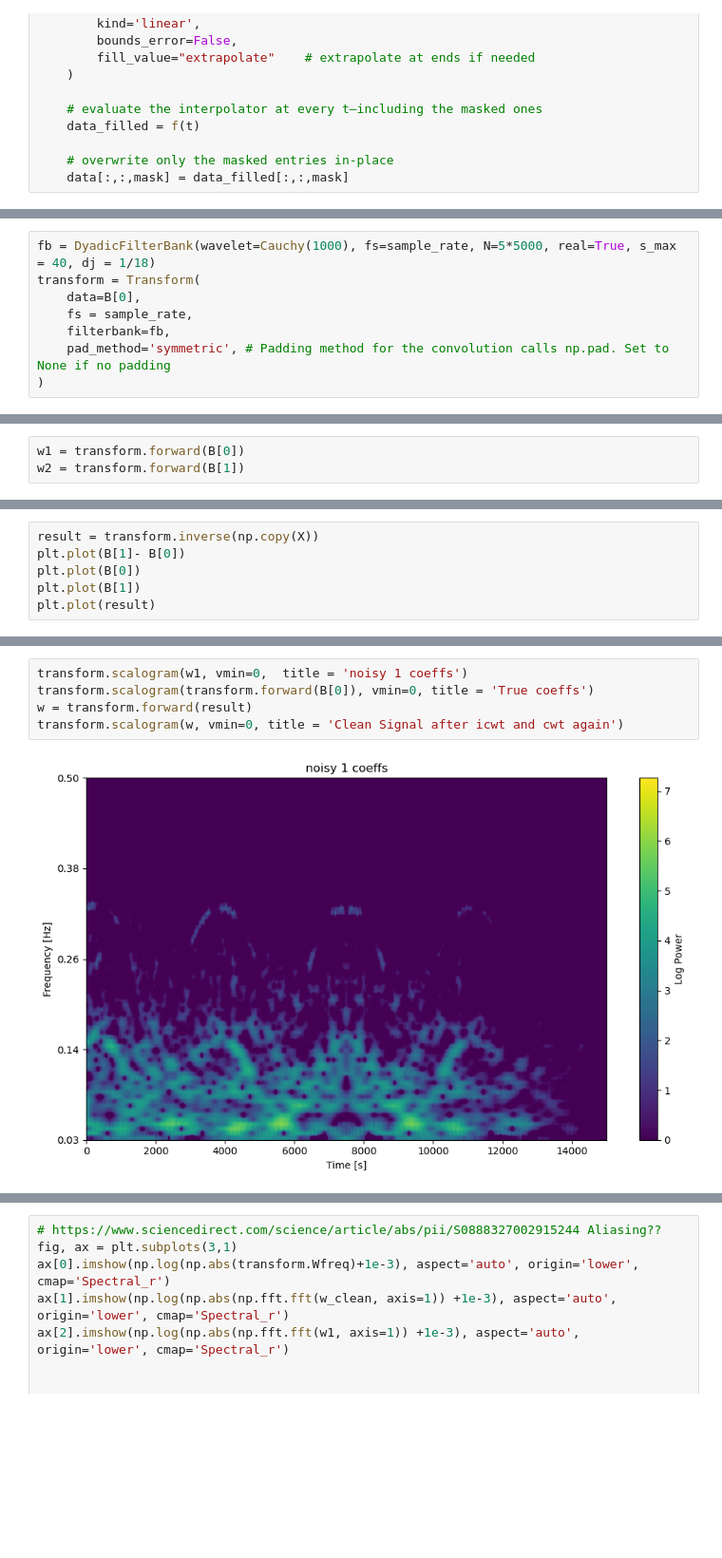
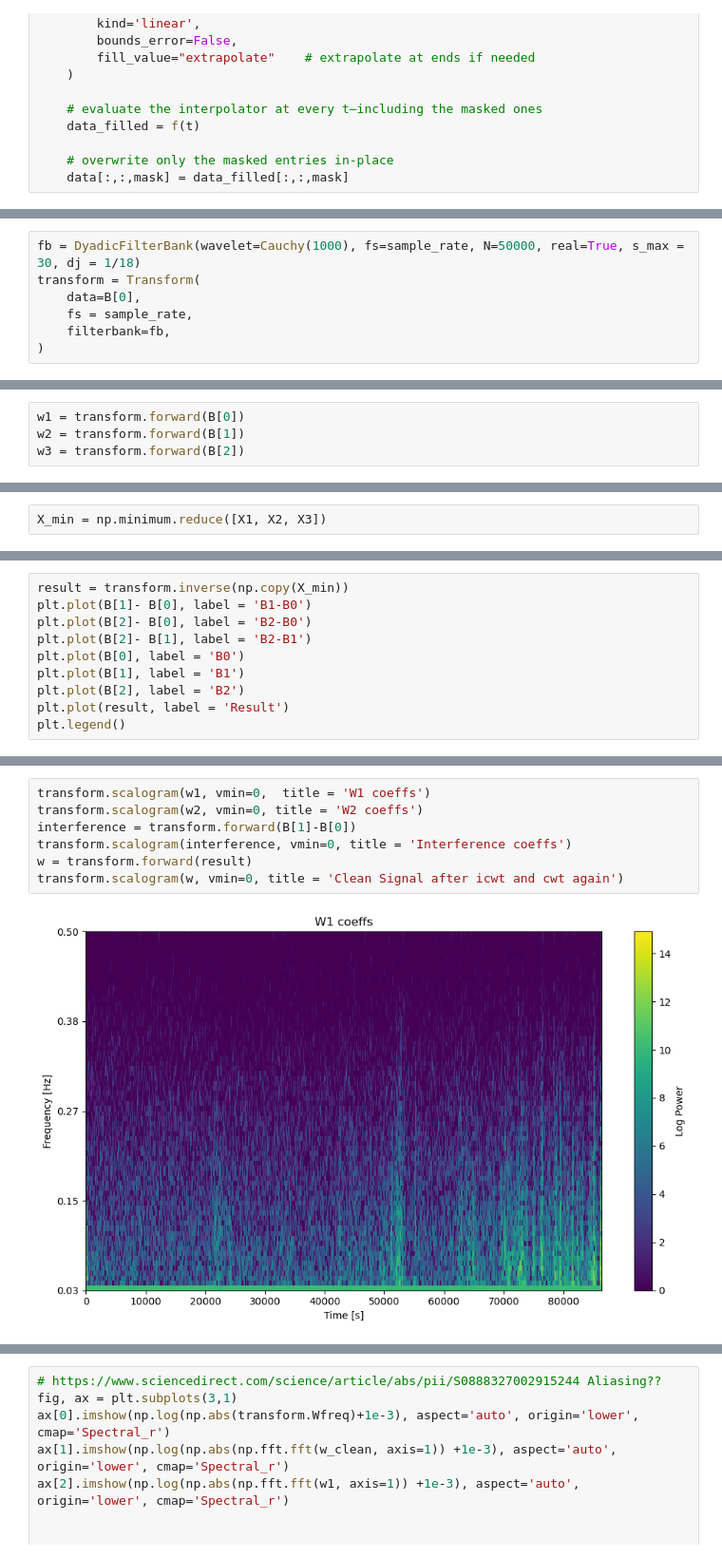
Before and after one commit to aphoffmann/InvertibleWavelets, a Jupyter notebook: KPLO_TEST.ipynb, the cells around one changed output, grey strips where cells are left out. Shown at 95% size. Cells and saved outputs as stored; diff of their text form; blank space fills up the shorter version.

```diff
--- a/KPLO_TEST.ipynb
+++ b/KPLO_TEST.ipynb
@@ -46,8 +49,7 @@ sample_rate = 1
 # %%
-fb = DyadicFilterBank(wavelet=Cauchy(1000), fs=sample_rate, N=5*5000, real=True, s_max = 40, dj = 1/18)
+fb = DyadicFilterBank(wavelet=Cauchy(1000), fs=sample_rate, N=50000, real=True, s_max = 30, dj = 1/18)
 transform = Transform(
     data=B[0],
     fs = sample_rate,
     filterbank=fb,
-    pad_method='symmetric', # Padding method for the convolution calls np.pad. Set to None if no padding
 )
@@ -64,3 +68,4 @@ Text(0.5, 0, 'Frequency Channel')
 # %%
 w1 = transform.forward(B[0])
 w2 = transform.forward(B[1])
+w3 = transform.forward(B[2])
@@ -84 +185,3 @@ X = (K_hat[:,None]*w1 - w2) / (K_hat[:,None] - 1)
+# %%
+X_min = np.minimum.reduce([X1, X2, X3])
 # %%
@@ -88,7 +191,11 @@ transform.scalogram(X, vmin=0,  title = 'WAIC-UP Cleaned')
 # %%
-result = transform.inverse(np.copy(X))
-plt.plot(B[1]- B[0])
-plt.plot(B[0])
-plt.plot(B[1])
-plt.plot(result)
+result = transform.inverse(np.copy(X_min))
+plt.plot(B[1]- B[0], label = 'B1-B0')
+plt.plot(B[2]- B[0], label = 'B2-B0')
+plt.plot(B[2]- B[1], label = 'B2-B1')
+plt.plot(B[0], label = 'B0')
+plt.plot(B[1], label = 'B1')
+plt.plot(B[2], label = 'B2')
+plt.plot(result, label = 'Result')
+plt.legend()
 # %% [output]
@@ -97,7 +204,9 @@ plt.plot(result)
 # %%
-transform.scalogram(w1, vmin=0,  title = 'noisy 1 coeffs')
-transform.scalogram(transform.forward(B[0]), vmin=0, title = 'True coeffs')
+transform.scalogram(w1, vmin=0,  title = 'W1 coeffs')
+transform.scalogram(w2, vmin=0, title = 'W2 coeffs')
+interference = transform.forward(B[1]-B[0])
+transform.scalogram(interference, vmin=0, title = 'Interference coeffs')
 w = transform.forward(result)
 transform.scalogram(w, vmin=0, title = 'Clean Signal after icwt and cwt again')
 # %% [output]
-[figure, old version]
+[figure, new version]
```
Also changed, not shown: parts of 9 cells of this notebook, 6 other files.
